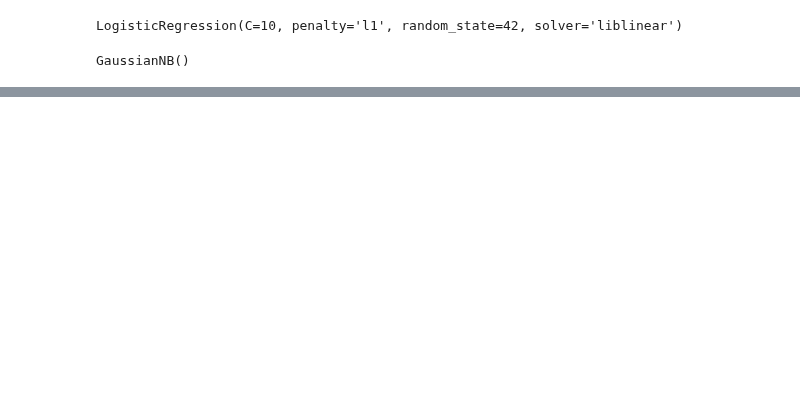
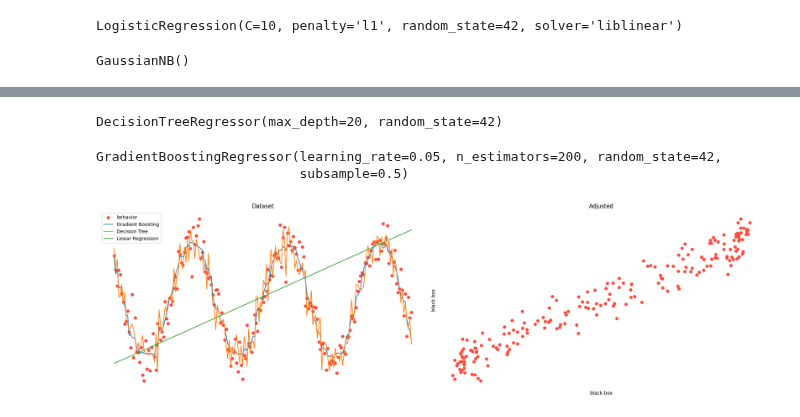
Before and after one commit to Manuelfjr/mlpr, a Jupyter notebook: notebooks/supervisioned/classification/03.ml_surrogates.ipynb, the cells around one changed output, grey strips where cells are left out. Drawn from its saved outputs; the diff is of its cells as text; code cells hidden in the pictures; blank space fills up the shorter version.

```diff
--- a/notebooks/supervisioned/classification/03.ml_surrogates.ipynb
+++ b/notebooks/supervisioned/classification/03.ml_surrogates.ipynb
@@ -183,0 +401,5 @@ GaussianNB()
+# %%
+X = np.linspace(-10, 10, n_size).reshape(-1, 1)
+noise = np.random.normal(0, 0.2, X.shape)
+y = np.sin(X)
+y = y + noise
@@ -183,0 +435,14 @@ GaussianNB()
+# %%
+surrogate = Surrogate(
+    normalize=True,
+    scoring="custom_rmse",
+    white_box=white_box["regression_complex"],
+    black_box=black_box["regression_complex"],
+    params_split=params_split,
+    params_norm=params_norm,
+    metrics=model_metrics["regression"]
+)
+# %%
+surrogate.fit(X, y[:, 0], cv=2, n_jobs=-1, fitted_x=True)
+# %%
+black_box_predictions, white_box_predictions = surrogate.predict(X_valid)
@@ -183,0 +485,56 @@ GaussianNB()
+# %%
+surrogate.best_model_white
+# %% [output]
+DecisionTreeRegressor(max_depth=20, random_state=42)
+# %%
+surrogate.best_model_black
+# %% [output]
+GradientBoostingRegressor(learning_rate=0.05, n_estimators=200, random_state=42,
+                          subsample=0.5)
+# %%
+fig, ax = plt.subplots(1, 2, figsize=(20, 6))
+
+ax[0].scatter(
+    X_valid[:, 0],
+    y_valid,
+    color="#FF4B3E",
+    label="behavior"
+)
+ax[0].plot(
+    X_valid[:, 0],
+    black_box_predictions,
+    label="Gradient Boosting"
+)
+ax[0].plot(
+    X_valid[:, 0],
+    white_box_predictions,
+    label="Decision Tree"
+)
+ax[0].plot(
+    X_valid[:, 0],
+    surrogate.grid_search_white.fitted["LinearRegression"].predict(X_valid),
+    label="Linear Regression"
+)
+
+
+ax[1].scatter(
+    black_box_predictions,
+    white_box_predictions,
+    color="#FF4B3E"
+)
+
+ax[1].set_xlabel("black box")
+ax[1].set_ylabel("black box")
+ax[1].set_title("Adjusted")
+
+ax[0].set_title("Dataset")
+ax[0].legend()
+for _ax in ax:
+    _ax.set_frame_on(False)
+
+    _ax.set_xticks([])
+    _ax.set_yticks([])
+
+fig.tight_layout()
+# %% [output]
+[figure, added]
```
Also changed, not shown: parts of 39 cells of this notebook, 5 other files.
